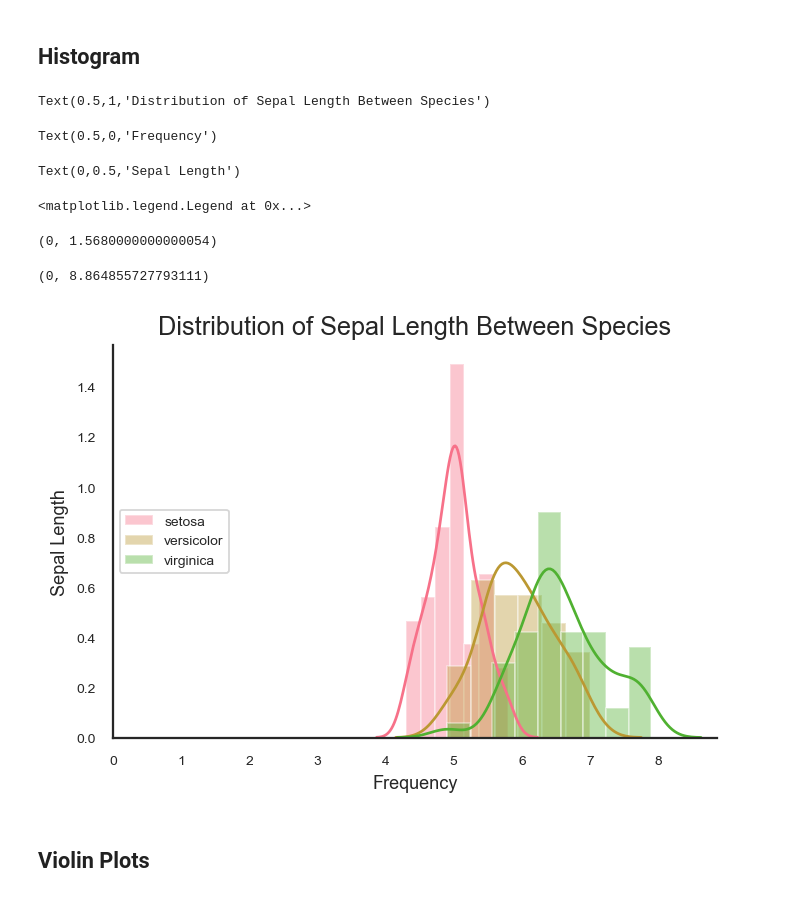
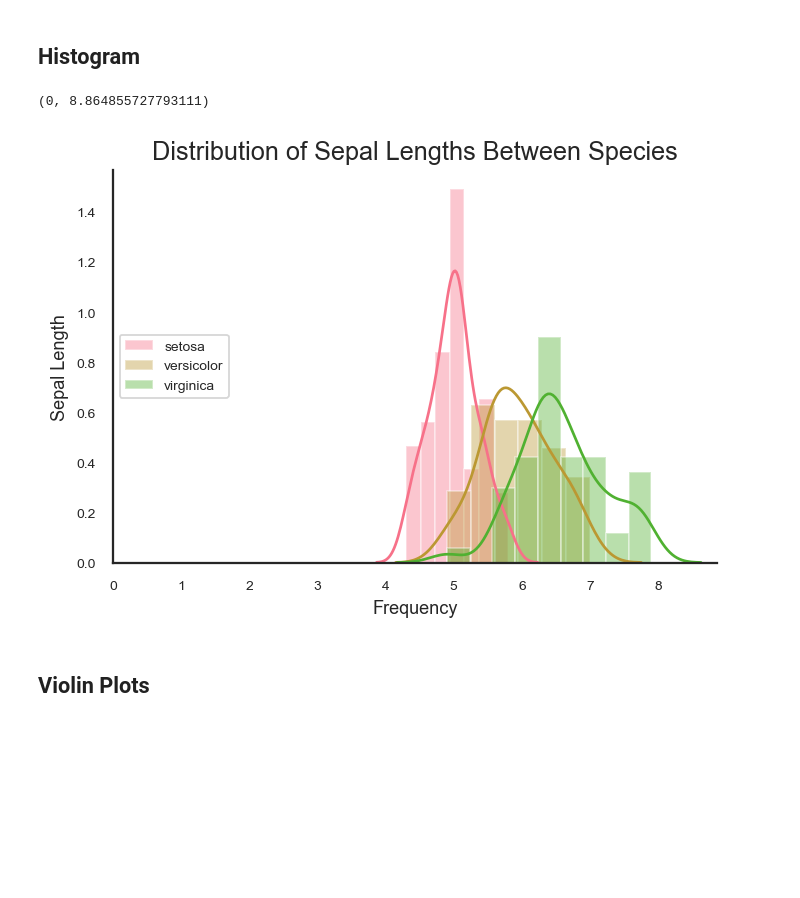
Before and after one commit to samanthacfu/data-viz, a Jupyter notebook: eda_plots.ipynb, the cells around one changed output. Cells and saved outputs as stored; diff of their text form; code cells hidden in the pictures; blank space fills up the shorter version.

Commit message:
update histogram

```diff
--- a/eda_plots.ipynb
+++ b/eda_plots.ipynb
@@ -74,26 +72,21 @@ sns.pairplot(data=iris, hue="species")
 # %% [markdown]
 ## Histogram
 # %%
-unique_species = iris.species.unique().tolist()
+unique_species = iris.species.unique()
 # %%
 for species in unique_species:
     ax = sns.distplot(iris.sepal_length[iris.species==species], label=species)
 sns.despine()
 
-ax.set_title('Distribution of Sepal Length Between Species', fontsize=14)
+ax.set_title('Distribution of Sepal Lengths Between Species', fontsize=14)
 ax.set_xlabel("Frequency",fontsize=10)
 ax.set_ylabel("Sepal Length",fontsize=10)
 ax.legend(loc='center left', frameon=True)
 plt.ylim(0, None)
 plt.xlim(0, None)
 # %% [output]
-Text(0.5,1,'Distribution of Sepal Length Between Species')
+(0, 8.864855727793111)
-Text(0.5,0,'Frequency')
-Text(0,0.5,'Sepal Length')
-<matplotlib.legend.Legend at 0x...>
-(0, 1.5680000000000054)
-(0, 8.864855727793111)
-[figure, old version]
+[figure, new version]
 # %% [markdown]
 ## Violin Plots
 # %%
```
Also changed, not shown: parts of 2 cells of this notebook.
